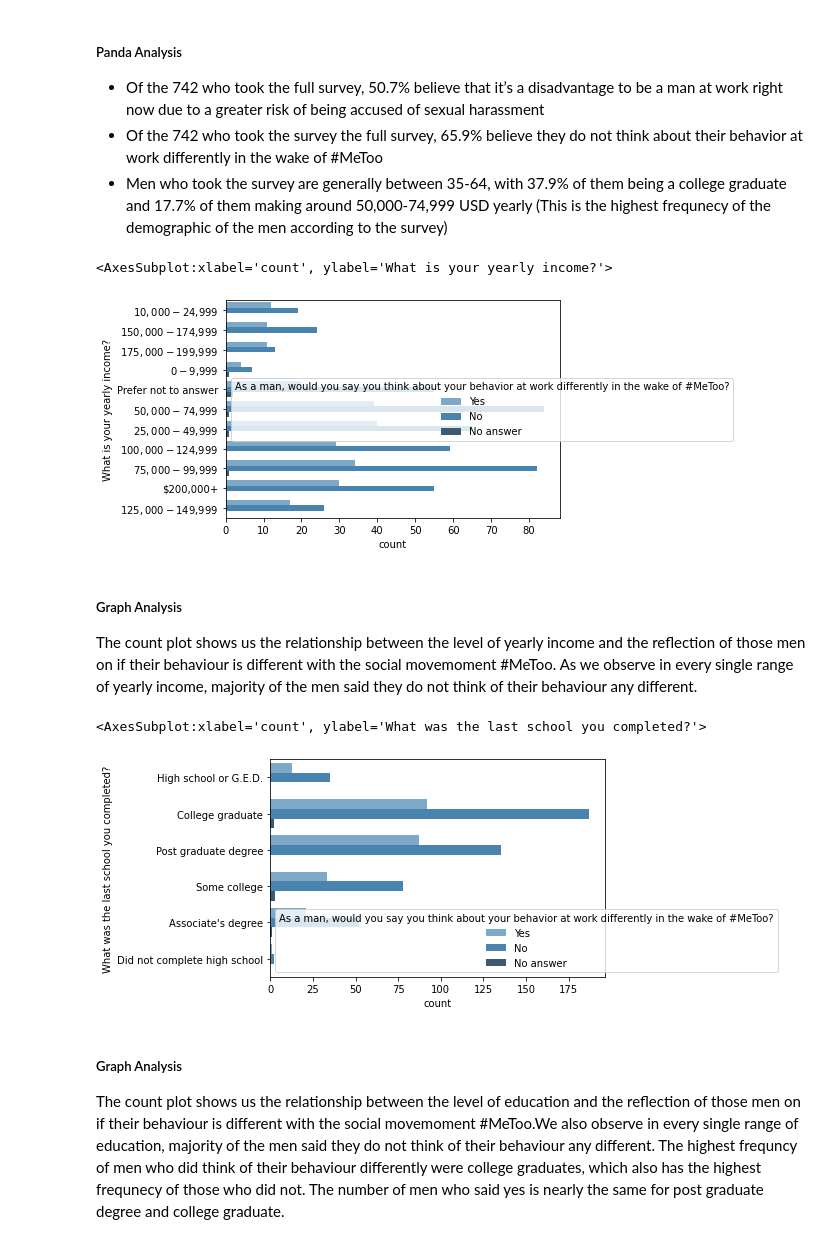
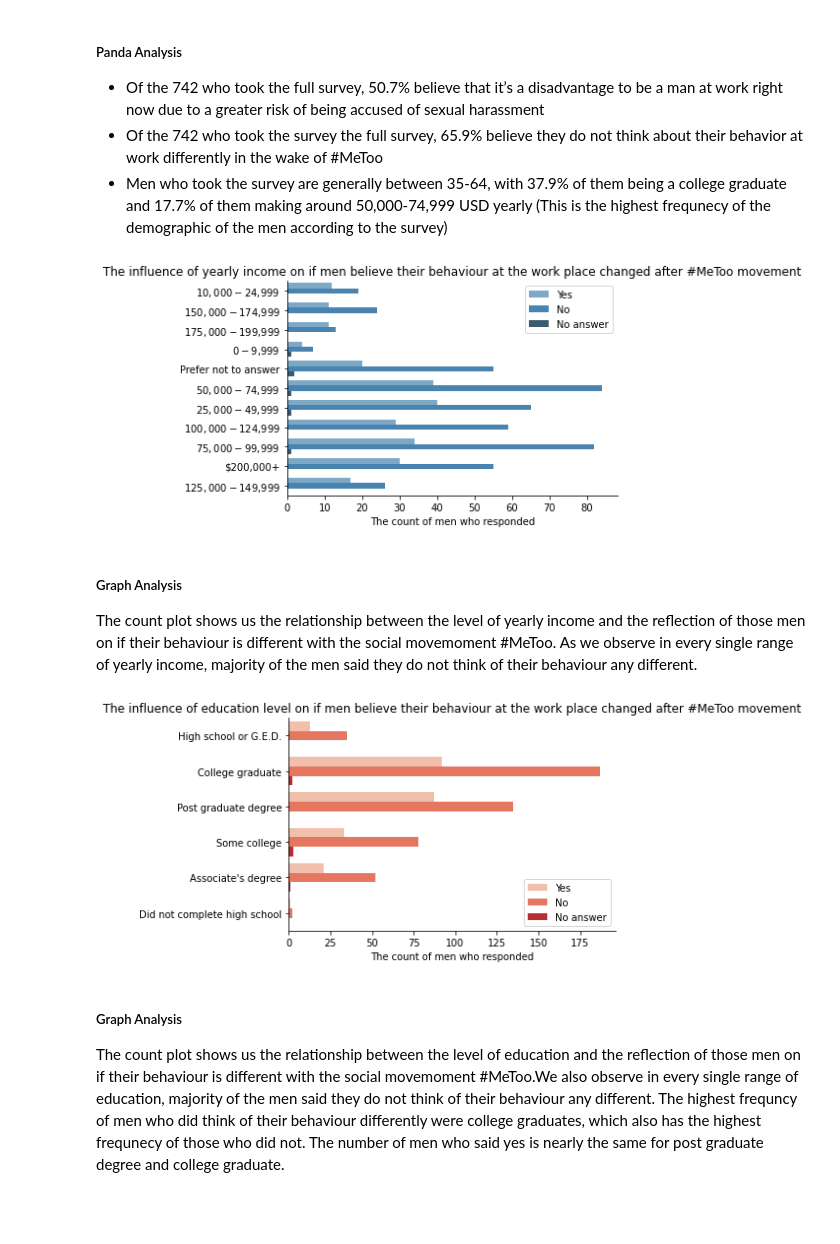
Before and after one commit to data301-2021-winter1/group20-project-, a Jupyter notebook: notebooks/analysis2.ipynb, the cells around one changed output. Drawn from its saved outputs; the diff is of its cells as text; code cells hidden in the pictures; blank space fills up the shorter version.

Commit message:
Fixed conclusion, graphs and error codes

```diff
--- a/notebooks/analysis2.ipynb
+++ b/notebooks/analysis2.ipynb
@@ -367,18 +337,27 @@ sur.describe(include='object').T
 - Of the 742 who took the survey the full survey, 65.9% believe they do not think about their behavior at work differently in the wake of #MeToo
 - Men who took the survey are generally between 35-64, with 37.9% of them being a college graduate and 17.7% of them making around 50,000-74,999 USD yearly (This is the highest frequnecy of the demographic of the men according to the survey)
 # %%
-sns.countplot(y='What is your yearly income?', hue='As a man, would you say you think about your behavior at work differently in the wake of #MeToo?', data=sur, palette="Blues_d")
+x= sns.countplot(y='What is your yearly income?', hue='As a man, would you say you think about your behavior at work differently in the wake of #MeToo?'
+, data=sur, palette="Blues_d")
+plt.legend(title="",loc="upper right")
+plt.title("The influence of yearly income on if men believe their behaviour at the work place changed after #MeToo movement")
+plt.xlabel("The count of men who responded")
+plt.ylabel('')
+sns.despine()
 # %% [output]
-<AxesSubplot:xlabel='count', ylabel='What is your yearly income?'>
-[figure, old version]
+[figure, new version]
 # %% [markdown]
 ##### Graph Analysis
 The count plot shows us the relationship between the level of yearly income and the reflection of those men on if their behaviour is different with the social movemoment #MeToo. As we observe in every single range of yearly income, majority of the men said they do not think of their behaviour any different.
 # %%
-sns.countplot(y='What was the last school you completed?', hue='As a man, would you say you think about your behavior at work differently in the wake of #MeToo?', data=sur, palette="Blues_d")
+sns.countplot(y='What was the last school you completed?', hue='As a man, would you say you think about your behavior at work differently in the wake of #MeToo?', data=sur, palette="Reds")
+plt.legend(title="")
+plt.xlabel("The count of men who responded")
+plt.ylabel('')
+plt.title("The influence of education level on if men believe their behaviour at the work place changed after #MeToo movement")
+sns.despine()
 # %% [output]
-<AxesSubplot:xlabel='count', ylabel='What was the last school you completed?'>
-[figure, old version]
+[figure, new version]
 # %% [markdown]
 ##### Graph Analysis
 The count plot shows us the relationship between the level of education and the reflection of those men on if their behaviour is different with the social movemoment #MeToo.We also observe in every single range of education, majority of the men said they do not think of their behaviour any different. The highest frequncy of men who did think of their behaviour differently were college graduates, which also has the highest frequnecy of those who did not. The number of men who said yes is nearly the same for post graduate degree and college graduate.
```
Also changed, not shown: parts of 15 cells of this notebook, 1 other file.
